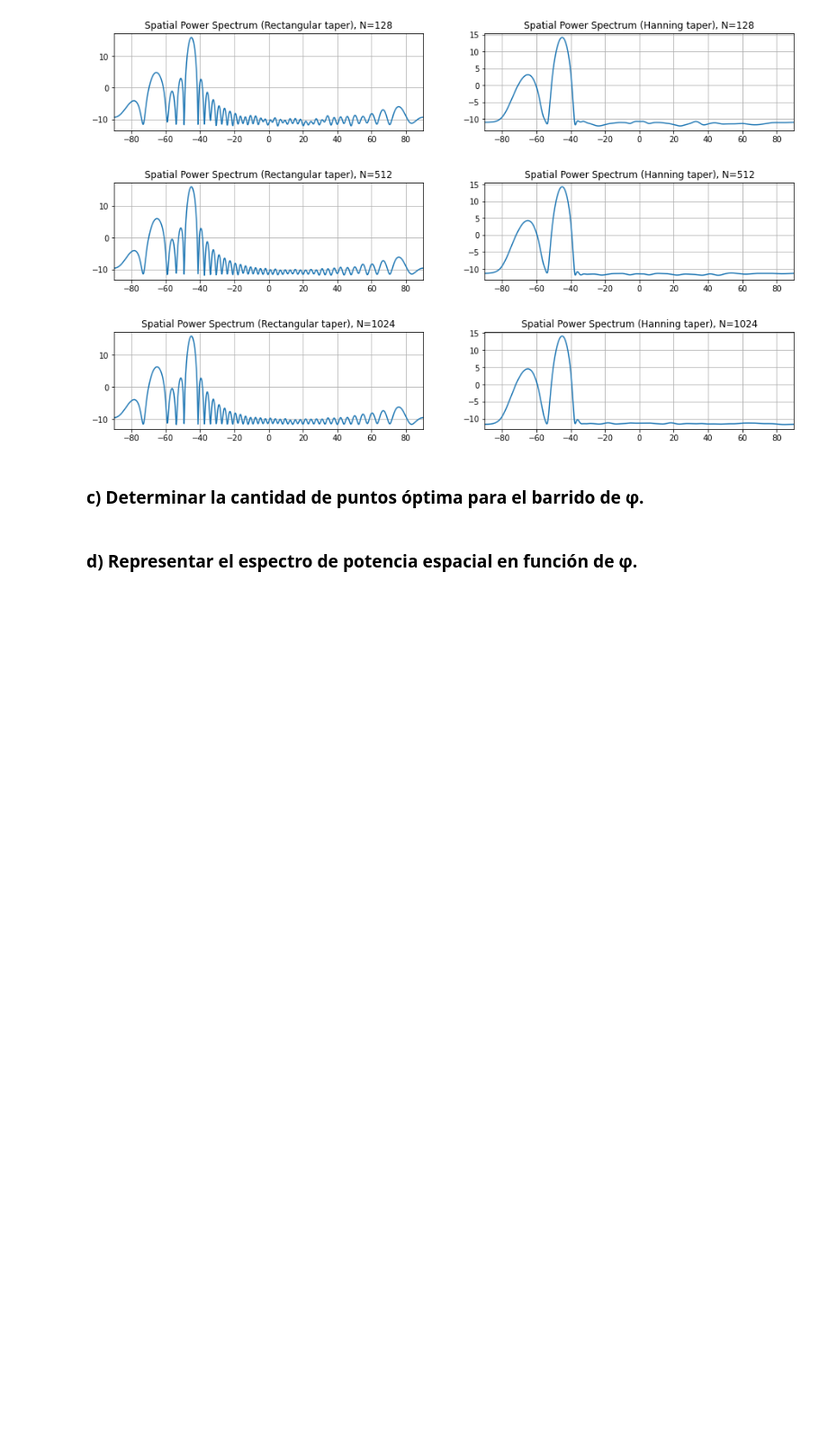
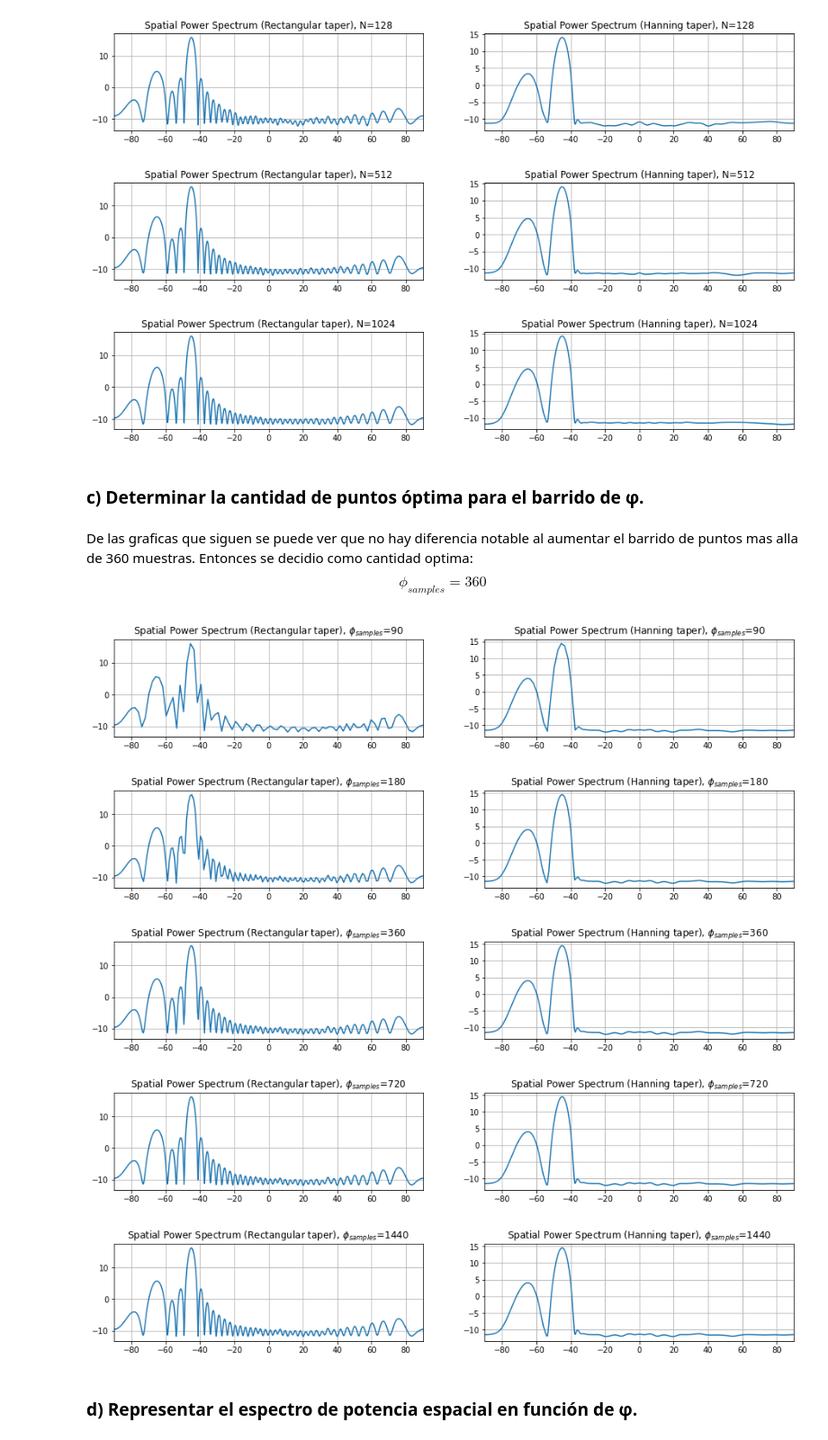
Before and after one commit to ManuMollon261297/PASA, a Jupyter notebook: TP6-Arreglos/ArreglosAdaptativos.ipynb, the cells around one changed output. Shown at 90% size. Saved outputs shown, nothing was run; the diff lists cells and outputs as text; code cells hidden in the pictures; blank space fills up the shorter version.

```diff
--- a/TP6-Arreglos/ArreglosAdaptativos.ipynb
+++ b/TP6-Arreglos/ArreglosAdaptativos.ipynb
@@ -201,39 +199,47 @@ plt.show()
 [figure]
 # %% [markdown]
 ### c) Determinar la cantidad de puntos óptima para el barrido de φ.
+# %% [markdown]
+De las graficas que siguen se puede ver que no hay diferencia notable al aumentar el barrido de puntos mas alla de 360 muestras. Entonces se decidio como cantidad optima:
+$$\phi_{samples}=360$$
 # %%
 #Parametros
-M=40
+M = 40
+N = 512
 sigma_x1 = 1
 sigma_x2 = np.sqrt(0.1)
 sigma_n = np.sqrt(0.005)
 phi_x1 = -45 *(math.pi/180) #Angulo de arribo de x1 en radianes
 phi_x2 = -65 *(math.pi/180) #Angulo de arribo de x2 en radianes
 Fc = 3e9                    #Frecuencia de portadora de 3GHZ
 lambda_c = 3e8/Fc
 d = lambda_c /2
 #Modelado de las señales
 x1 = np.random.normal(scale = sigma_x1, size=N )
 x2 = np.random.normal(scale = sigma_x2, size=N )
-n_values = [16,64,128,512,1024]
-for i in range(0,len(n_values)):
-  N = n_values[i]
-  #Modelado de las señales
-  x1 = np.random.normal(scale = sigma_x1, size=N )
-  x2 = np.random.normal(scale = sigma_x2, size=N )
-  noise= model_noise(M,N,sigma_n)
-  #Señal recibida
-  r1 = model_signal(M,d,x1,lambda_c,phi_x1)
-  r2 = model_signal(M,d,x2,lambda_c,phi_x2)
-  recieved = r1 + r2 + noise
+noise= model_noise(M,N,sigma_n)
+#Señal recibida
+r1 = model_signal(M,d,x1,lambda_c,phi_x1)
+r2 = model_signal(M,d,x2,lambda_c,phi_x2)
+recieved = r1 + r2 + noise
+
+phi_num_values = [90,180,360,720,1440]
+for i in range(0,len(phi_num_values)):
+  phi_num = phi_num_values[i]
   #Calculo espectro
-  phi_vect, spectrum = GetSpatialSpectrum(M,d,lambda_c,recieved)
-  phi_vect_hann, spectrum_hann = GetSpatialSpectrum(M,d,lambda_c,recieved,"hanning")
+  phi_vect, spectrum = GetSpatialSpectrum(M,d,lambda_c,recieved,phi_num=phi_num)
+  phi_vect_hann, spectrum_hann = GetSpatialSpectrum(M,d,lambda_c,recieved,"hanning",phi_num=phi_num)
   fig_a = plt.figure(figsize=(12,10))
   plt.subplots_adjust(top = 1, bottom = 0, right = 1, left = 0, hspace = 0.2, wspace = 0.2)
-  MakeSubplot(phi_vect*(180/math.pi), 10*np.log10(spectrum),fig_a,5,2,2*i+1,title="Spatial Power Spectrum (Rectangular taper), N="+str(N))
-  MakeSubplot(phi_vect_hann*(180/math.pi), 10*np.log10(spectrum_hann),fig_a,5,2,2*i+2,title="Spatial Power Spectrum (Hanning taper), N="+str(N))
+  MakeSubplot(phi_vect*(180/math.pi), 10*np.log10(spectrum),fig_a,5,2,2*i+1,title="Spatial Power Spectrum (Rectangular taper), $\phi_{samples}$="+str(phi_num))
+  MakeSubplot(phi_vect_hann*(180/math.pi), 10*np.log10(spectrum_hann),fig_a,5,2,2*i+2,title="Spatial Power Spectrum (Hanning taper), $\phi_{samples}$="+str(phi_num))
 plt.show()
+# %% [output]
+[figure, added]
+[figure, added]
+[figure, added]
+[figure, added]
+[figure, added]
 # %% [markdown]
 ### d) Representar el espectro de potencia espacial en función de φ.
 # %%
```
Also changed, not shown: parts of 6 cells of this notebook.
